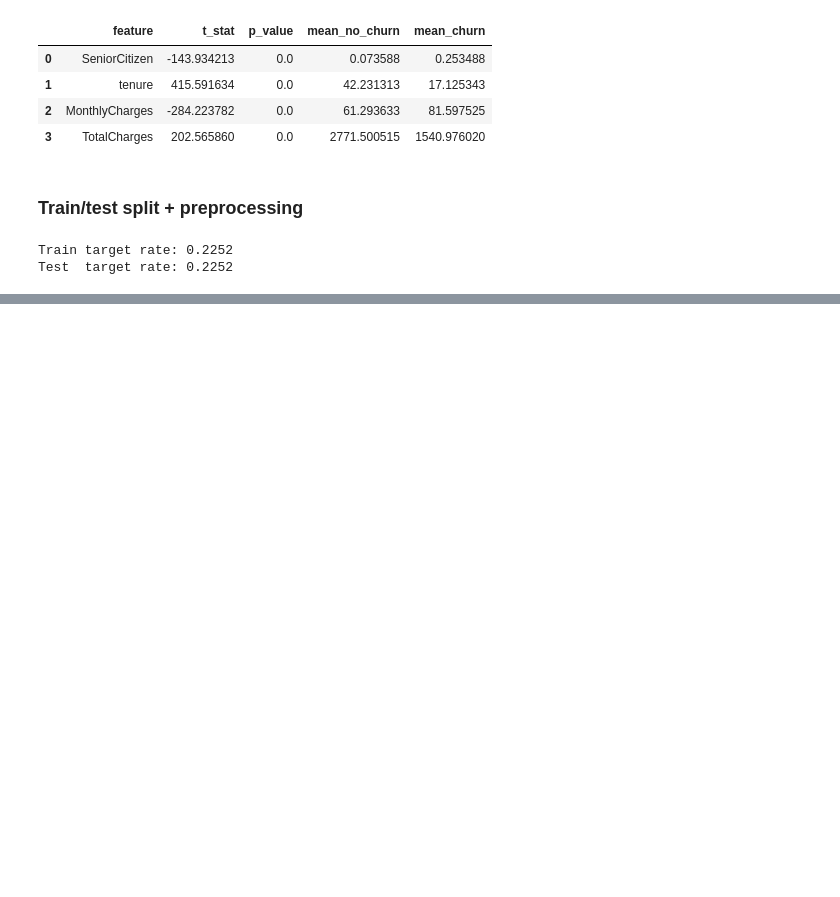
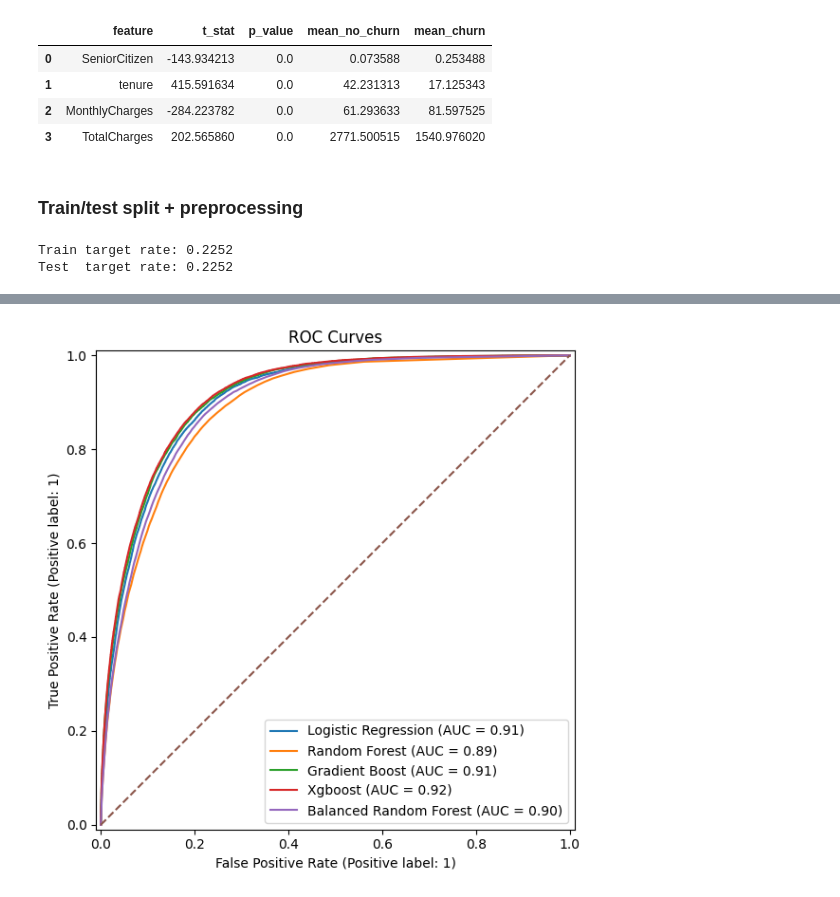
Before and after one commit to mdmohsin212/Kaggle-competitions, a Jupyter notebook: Predict Customer Churn/notebook/churn.ipynb, the cells around one changed output, grey strips where cells are left out. Cells and saved outputs as stored; diff of their text form; code cells hidden in the pictures; blank space fills up the shorter version.

```diff
--- a/Predict Customer Churn/notebook/churn.ipynb
+++ b/Predict Customer Churn/notebook/churn.ipynb
@@ -301,5 +299,6 @@ models = {
     "Logistic Regression" : LogisticRegression(max_iter=1000, class_weight='balanced', random_state=42),
     "Random Forest" : RandomForestClassifier(n_estimators=100, random_state=42),
     "Gradient Boost" : GradientBoostingClassifier(n_estimators=100,random_state=42),
-    "Xgboost" : XGBClassifier(n_estimators=100,random_state=42)
+    "Xgboost" : XGBClassifier(n_estimators=100,random_state=42),
+    "Balanced Random Forest" : BalancedRandomForestClassifier(n_estimators=100, random_state=42)
 }
@@ -305,0 +349,23 @@ models = {
+# %%
+def evaluate_probs(y_true, proba, y_pred):
+    return {
+        "F1" : f1_score(y_true, y_pred),
+        "Precision" : precision_score(y_true, y_pred),
+        "Recall" : recall_score(y_true, y_pred),
+        "ROC_AUC" : roc_auc_score(y_true, proba),
+        "PR_AUC": average_precision_score(y_true, proba),
+        "Brier": brier_score_loss(y_true, proba),
+        "LogLoss": log_loss(y_true, proba),
+    }
+
+evaluate_results = {}
+
+for name, result in results.items():
+    y_pred = result["predictions"]
+    y_proba = result["probabilities"]
+
+    evaluate_results[name] = evaluate_probs(
+        y_true=y_test,
+        proba=y_proba,
+        y_pred=y_pred,
+    )
@@ -305,0 +382,20 @@ models = {
+# %%
+plt.figure(figsize=(8, 6))
+
+for name, result in results.items():
+    y_proba = result["probabilities"]
+
+    if y_proba is not None:
+        RocCurveDisplay.from_predictions(
+            y_test,
+            y_proba,
+            name=name,
+            ax=plt.gca()
+        )
+
+plt.title("ROC Curves")
+plt.plot([0, 1], [0, 1], linestyle="--")
+plt.tight_layout()
+plt.show()
+# %% [output]
+[figure, added]
```
Also changed, not shown: parts of 12 cells of this notebook.
